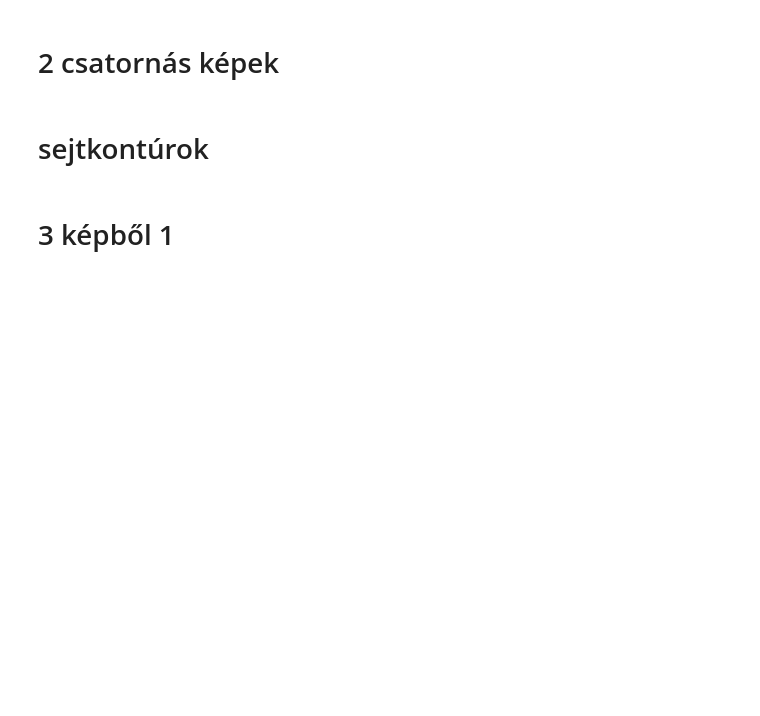
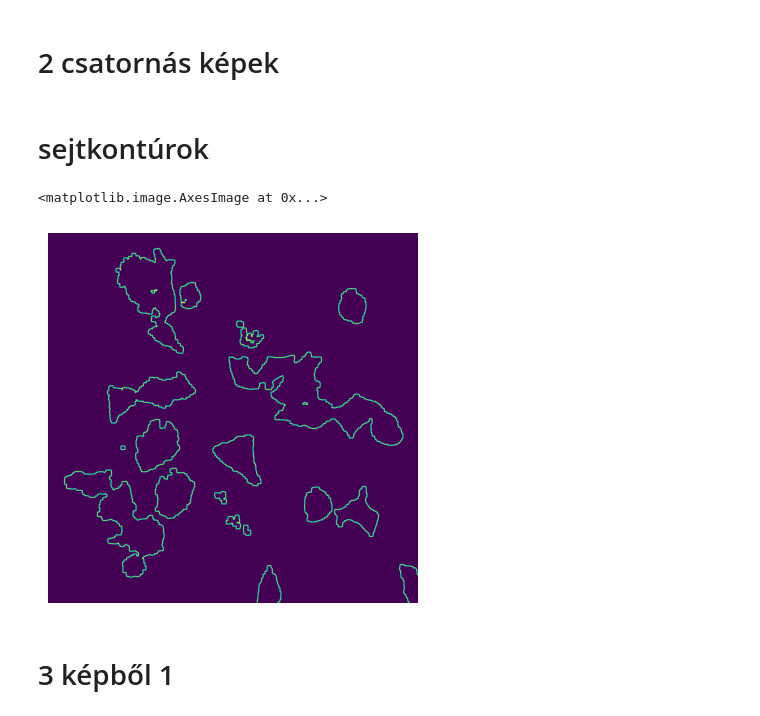
Before and after one commit to turugabor/cellImageAnalysis, a Jupyter notebook: test.ipynb, the cells around one changed output. Drawn from its saved outputs; the diff is of its cells as text; code cells hidden in the pictures; blank space fills up the shorter version.

```diff
--- a/test.ipynb
+++ b/test.ipynb
@@ -45,33 +44,44 @@ img.display_image()
 # %%
 #példa a sejtek kontúrjának megtalálásához
 
+import matplotlib.pyplot as plt
+from skimage import io
 import numpy as np
-detect = ca.Detector(cell_channel=0)
-labels= detect.detect_cells(img.image)
-plt.subplot(1, 2, 1)
-plt.imshow(labels)
-plt.axis("off")
-
+from Classes import cellImageAnalysis as ca
 from skimage.morphology import erosion
 from skimage.morphology import disk  # szükséges az erosion mértékéhez
 
+path="data/single/JNK1B2_1.tif"
+
+img = ca.Image(path, ["protein1", "protein2"])
+img.load_image()
+detector = ca.Detector(cell_channel=0)
+labels = detector.detect_cells(img.image)
+
+footprint = disk(5)
 #footprint számadat megadja a membrán vastagságát
-footprint = disk(5)
+
 cellb=[[]]
 #betesszük egy listába az adott sejtet
 #kivonjuk belőle az erodált mását (true-fals miatt boolean operátor!)
-#a listákat numpy array-é alakítjuk
-#shape varázslás
+
 for i in range(labels.max()):
     cellb[i]=labels==i
     cellb[i]= cellb[i]^erosion(labels==i,footprint)
     break
+
+#a listákat numpy array-é alakítjuk
+#shape varázslás
 cellb=np.array(cellb)
 cellb = np.swapaxes(cellb, 0, 2)
 cellb = np.swapaxes(cellb, 0, 1)
-plt.subplot(1, 2, 2)
+
+
 plt.axis("off")
 plt.imshow(cellb)
+# %% [output]
+<matplotlib.image.AxesImage at 0x...>
+[figure, added]
 # %%
 #a probálkozások során kellett
 #probléma vizualizálása a szétbontott sejtek kontúrjának megalkotása előtt
```
Also changed, not shown: parts of 1 cell of this notebook, 1 other file.
